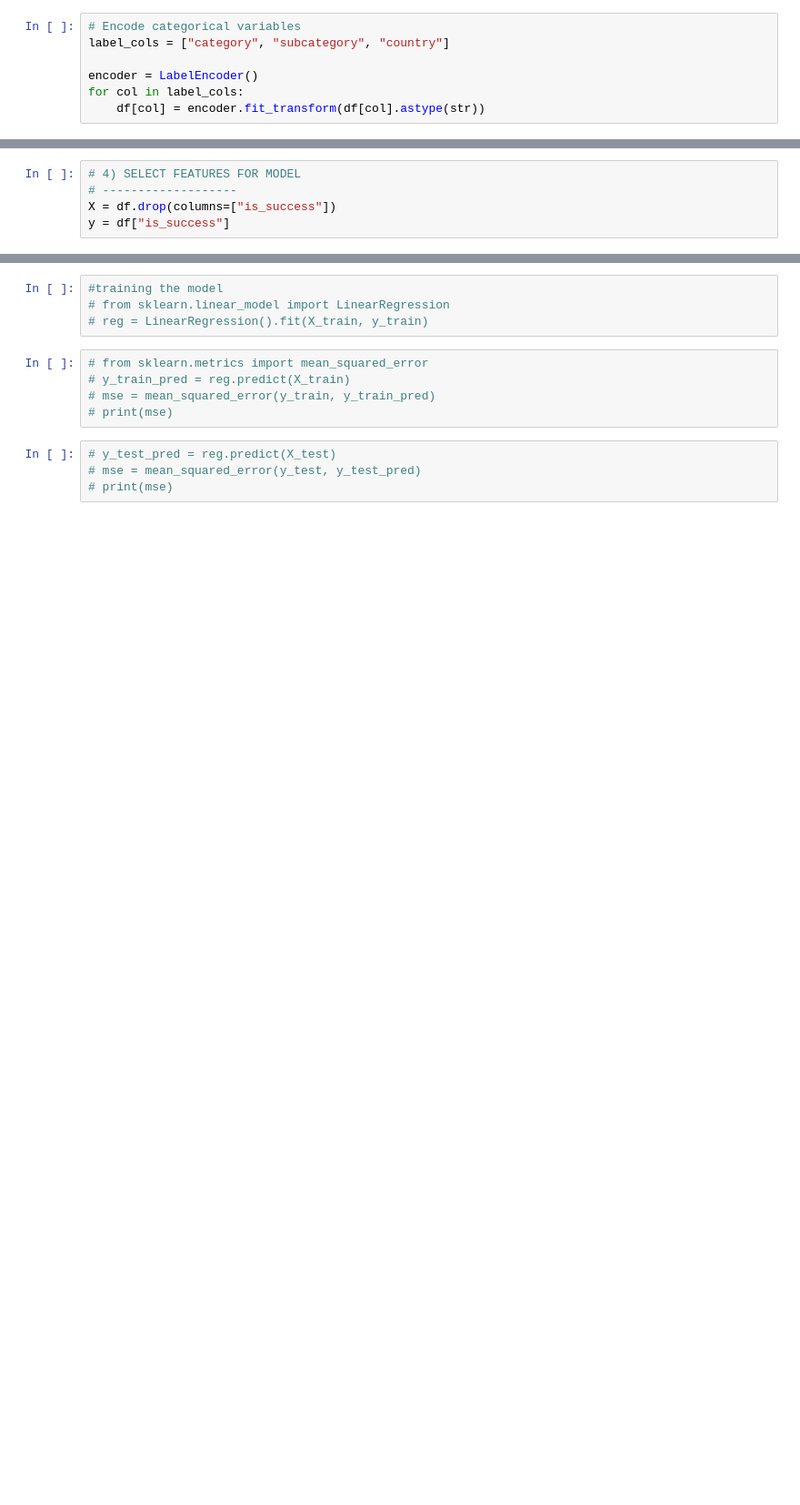
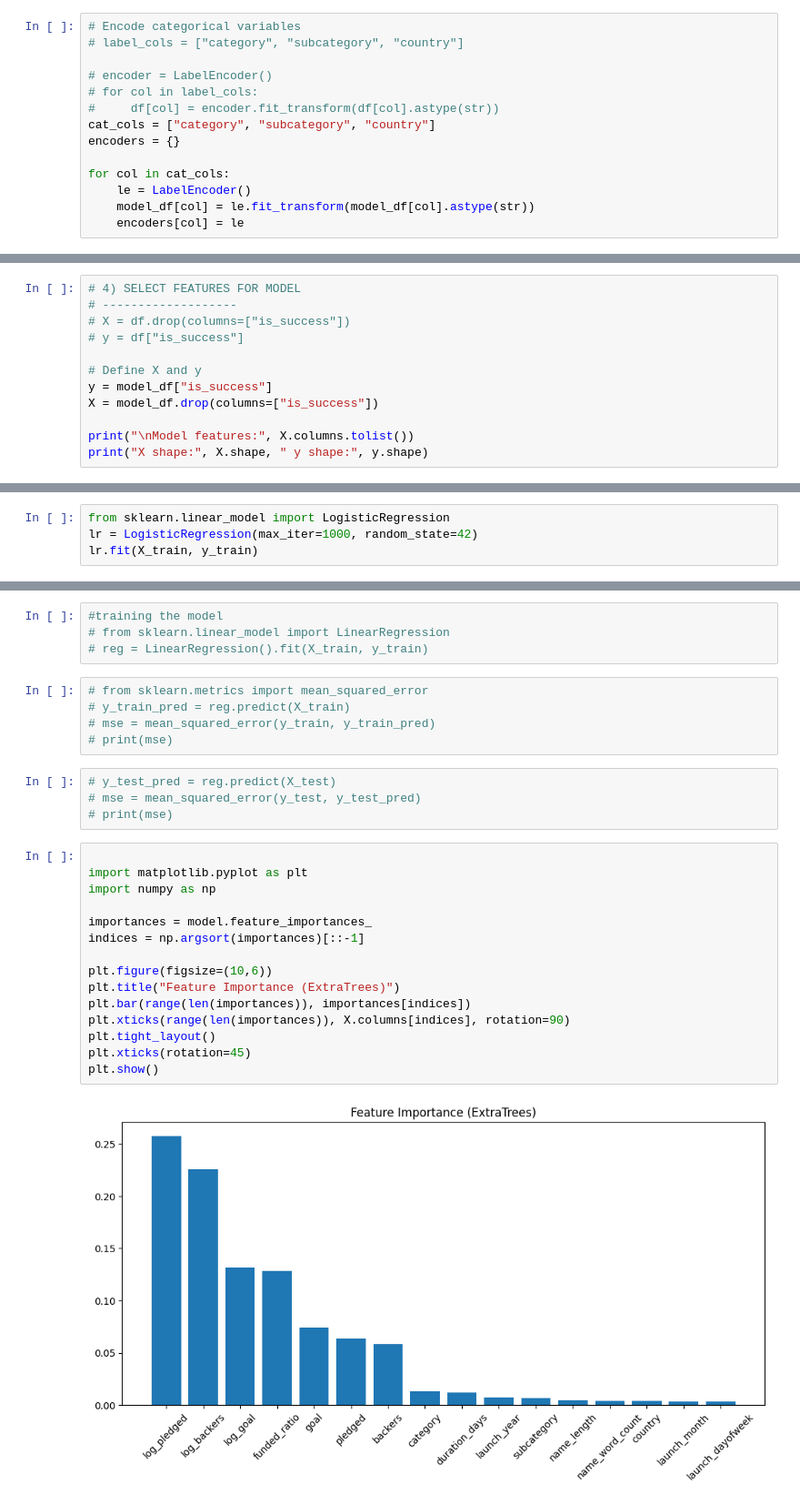
Before and after one commit to EmnaZayaniEsprit/ds-ml-project-template, a Jupyter notebook: EDA-and-modeling.ipynb, the cells around one changed output, grey strips where cells are left out. Shown at 91% size. Cells and saved outputs as stored; diff of their text form; blank space fills up the shorter version.

```diff
--- a/EDA-and-modeling.ipynb
+++ b/EDA-and-modeling.ipynb
@@ -375,11 +435,18 @@ df.head()
 from sklearn.preprocessing import LabelEncoder
 # %%
 # Encode categorical variables
-label_cols = ["category", "subcategory", "country"]
+# label_cols = ["category", "subcategory", "country"]
 
-encoder = LabelEncoder()
-for col in label_cols:
-    df[col] = encoder.fit_transform(df[col].astype(str))
+# encoder = LabelEncoder()
+# for col in label_cols:
+#     df[col] = encoder.fit_transform(df[col].astype(str))
+cat_cols = ["category", "subcategory", "country"]
+encoders = {}
+
+for col in cat_cols:
+    le = LabelEncoder()
+    model_df[col] = le.fit_transform(model_df[col].astype(str))
+    encoders[col] = le
 # %%
 df.head()
 # %% [output]
@@ -392,5 +460,12 @@ df.head()
 # %%
 # 4) SELECT FEATURES FOR MODEL
 # -------------------
-X = df.drop(columns=["is_success"])
-y = df["is_success"]
+# X = df.drop(columns=["is_success"])
+# y = df["is_success"]
+
+# Define X and y
+y = model_df["is_success"]
+X = model_df.drop(columns=["is_success"])
+
+print("\nModel features:", X.columns.tolist())
+print("X shape:", X.shape, " y shape:", y.shape)
@@ -418,0 +485,4 @@ weighted avg       0.99      0.99      0.99     74971
+# %%
+from sklearn.linear_model import LogisticRegression
+lr = LogisticRegression(max_iter=1000, random_state=42)
+lr.fit(X_train, y_train)
@@ -458,3 +616,20 @@ print(report)
 # y_test_pred = reg.predict(X_test)
 # mse = mean_squared_error(y_test, y_test_pred)
 # print(mse)
+# %%
+
+import matplotlib.pyplot as plt
+import numpy as np
+
+importances = model.feature_importances_
+indices = np.argsort(importances)[::-1]
+
+plt.figure(figsize=(10,6))
+plt.title("Feature Importance (ExtraTrees)")
+plt.bar(range(len(importances)), importances[indices])
+plt.xticks(range(len(importances)), X.columns[indices], rotation=90)
+plt.tight_layout()
+plt.xticks(rotation=45)
+plt.show()
+# %% [output]
+[figure, added]
```
Also changed, not shown: parts of 31 cells of this notebook.
